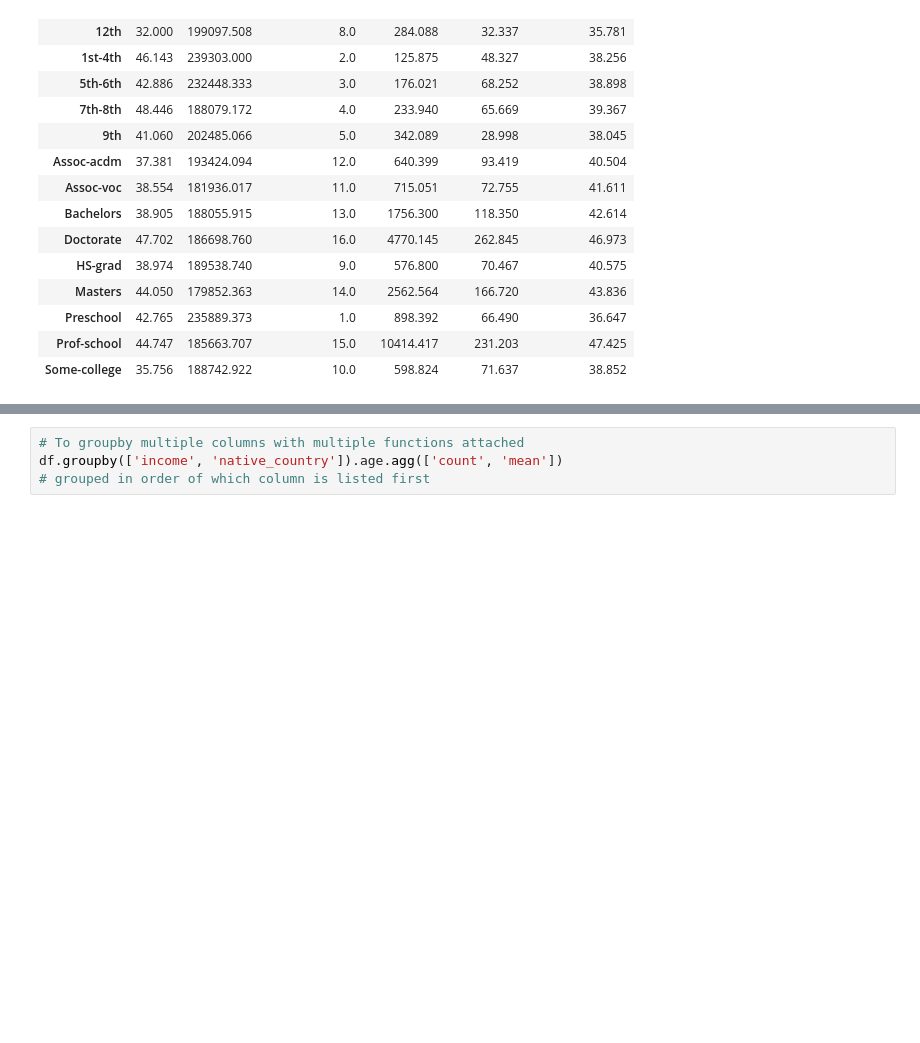
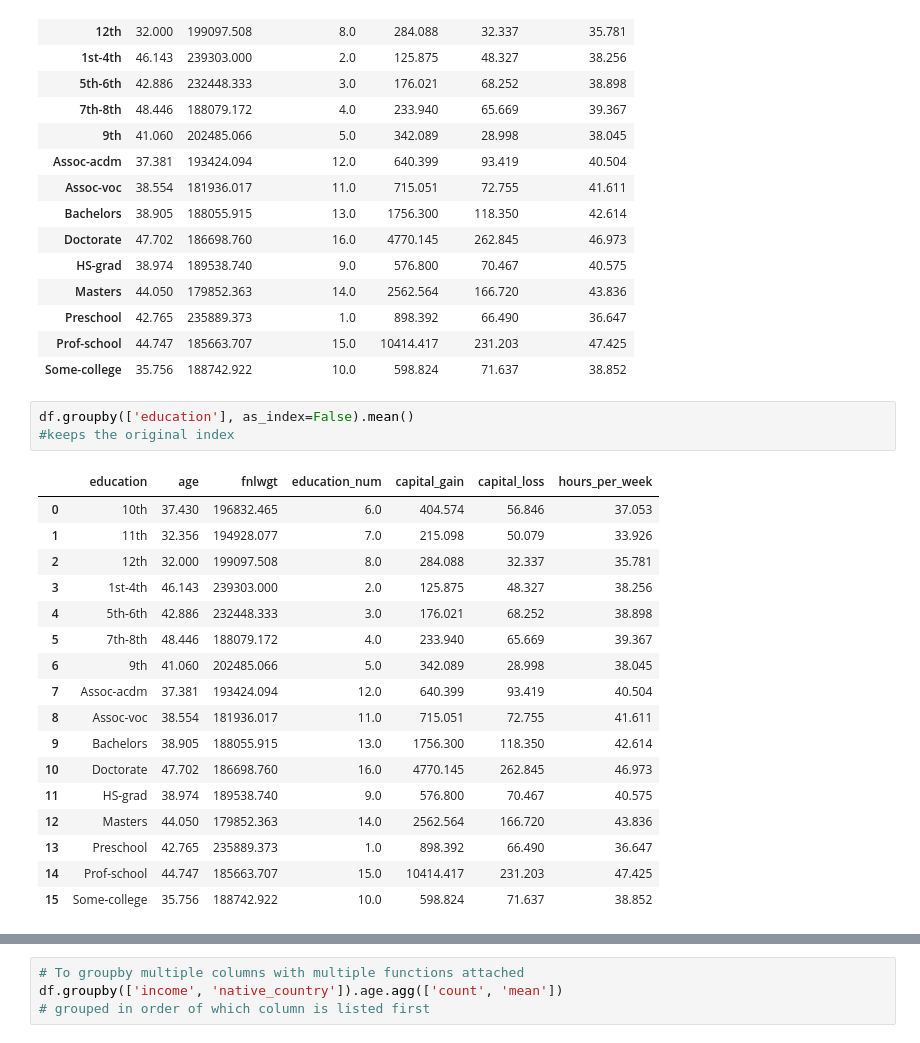
Before and after one commit to kprokrym/dsp, a Jupyter notebook: lessons/pandas_intro/Intro-to-Pandas.ipynb, the cells around one changed output, grey strips where cells are left out. Drawn from its saved outputs; the diff is of its cells as text; blank space fills up the shorter version.

```diff
--- a/lessons/pandas_intro/Intro-to-Pandas.ipynb
+++ b/lessons/pandas_intro/Intro-to-Pandas.ipynb
@@ -777,4 +810,25 @@ df.groupby(['education']).mean()
 | Preschool | 42.765 | 235889.373 | 1.0 | 898.392 | 66.490 | 36.647 |
 | Prof-school | 44.747 | 185663.707 | 15.0 | 10414.417 | 231.203 | 47.425 |
 | Some-college | 35.756 | 188742.922 | 10.0 | 598.824 | 71.637 | 38.852 |
+# %%
+df.groupby(['education'], as_index=False).mean()
+#keeps the original index
+# %% [output]
+|  | education | age | fnlwgt | education_num | capital_gain | capital_loss | hours_per_week |
+| 0 | 10th | 37.430 | 196832.465 | 6.0 | 404.574 | 56.846 | 37.053 |
+| 1 | 11th | 32.356 | 194928.077 | 7.0 | 215.098 | 50.079 | 33.926 |
+| 2 | 12th | 32.000 | 199097.508 | 8.0 | 284.088 | 32.337 | 35.781 |
+| 3 | 1st-4th | 46.143 | 239303.000 | 2.0 | 125.875 | 48.327 | 38.256 |
+| 4 | 5th-6th | 42.886 | 232448.333 | 3.0 | 176.021 | 68.252 | 38.898 |
+| 5 | 7th-8th | 48.446 | 188079.172 | 4.0 | 233.940 | 65.669 | 39.367 |
+| 6 | 9th | 41.060 | 202485.066 | 5.0 | 342.089 | 28.998 | 38.045 |
+| 7 | Assoc-acdm | 37.381 | 193424.094 | 12.0 | 640.399 | 93.419 | 40.504 |
+| 8 | Assoc-voc | 38.554 | 181936.017 | 11.0 | 715.051 | 72.755 | 41.611 |
+| 9 | Bachelors | 38.905 | 188055.915 | 13.0 | 1756.300 | 118.350 | 42.614 |
+| 10 | Doctorate | 47.702 | 186698.760 | 16.0 | 4770.145 | 262.845 | 46.973 |
+| 11 | HS-grad | 38.974 | 189538.740 | 9.0 | 576.800 | 70.467 | 40.575 |
+| 12 | Masters | 44.050 | 179852.363 | 14.0 | 2562.564 | 166.720 | 43.836 |
+| 13 | Preschool | 42.765 | 235889.373 | 1.0 | 898.392 | 66.490 | 36.647 |
+| 14 | Prof-school | 44.747 | 185663.707 | 15.0 | 10414.417 | 231.203 | 47.425 |
+| 15 | Some-college | 35.756 | 188742.922 | 10.0 | 598.824 | 71.637 | 38.852 |
 # %%
```
Also changed, not shown: parts of 14 cells of this notebook.
